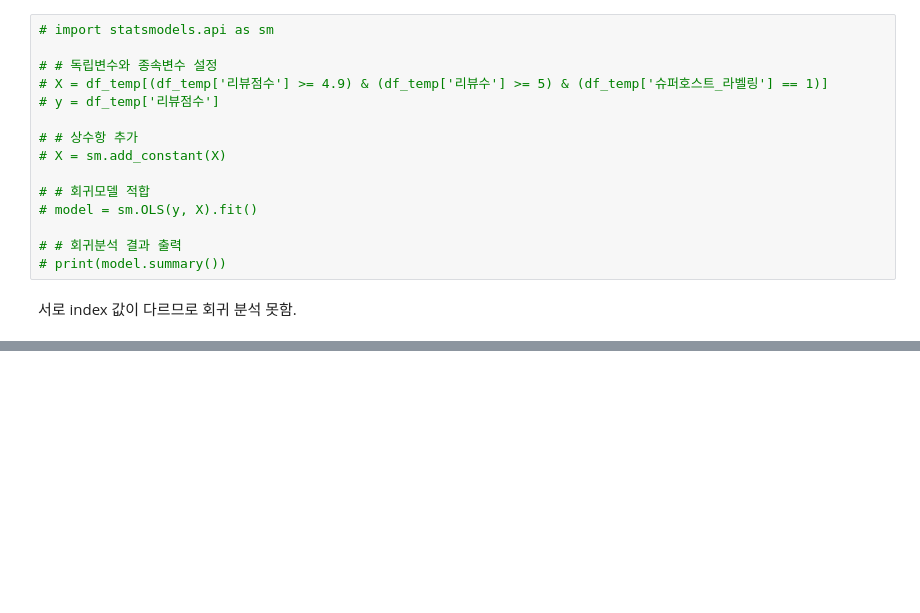
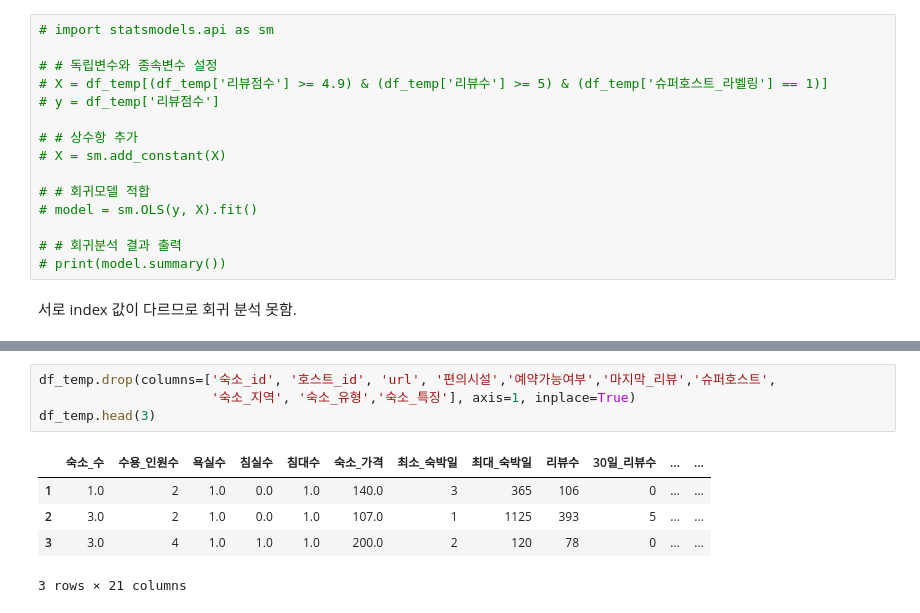
Before and after one commit to minseokpark6/WeeklyProject_Group3, a Jupyter notebook: Code/GunwooKim/파리_전처리_06-1_게스트선호.ipynb, the cells around one changed output, grey strips where cells are left out. Drawn from its saved outputs; the diff is of its cells as text; blank space fills up the shorter version.

```diff
--- a/Code/GunwooKim/파리_전처리_06-1_게스트선호.ipynb
+++ b/Code/GunwooKim/파리_전처리_06-1_게스트선호.ipynb
@@ -479,0 +507,10 @@ memory usage: 4.8 MB
+# %%
+df_temp.drop(columns=['숙소_id', '호스트_id', 'url', '편의시설','예약가능여부','마지막_리뷰','슈퍼호스트',
+                      '숙소_지역', '숙소_유형','숙소_특징'], axis=1, inplace=True)
+df_temp.head(3)
+# %% [output]
+|  | 숙소_수 | 수용_인원수 | 욕실수 | 침실수 | 침대수 | 숙소_가격 | 최소_숙박일 | 최대_숙박일 | 리뷰수 | 30일_리뷰수 | ... | ... |
+| 1 | 1.0 | 2 | 1.0 | 0.0 | 1.0 | 140.0 | 3 | 365 | 106 | 0 | ... | ... |
+| 2 | 3.0 | 2 | 1.0 | 0.0 | 1.0 | 107.0 | 1 | 1125 | 393 | 5 | ... | ... |
+| 3 | 3.0 | 4 | 1.0 | 1.0 | 1.0 | 200.0 | 2 | 120 | 78 | 0 | ... | ... |
+3 rows × 21 columns
```
Also changed, not shown: parts of 14 cells of this notebook.
